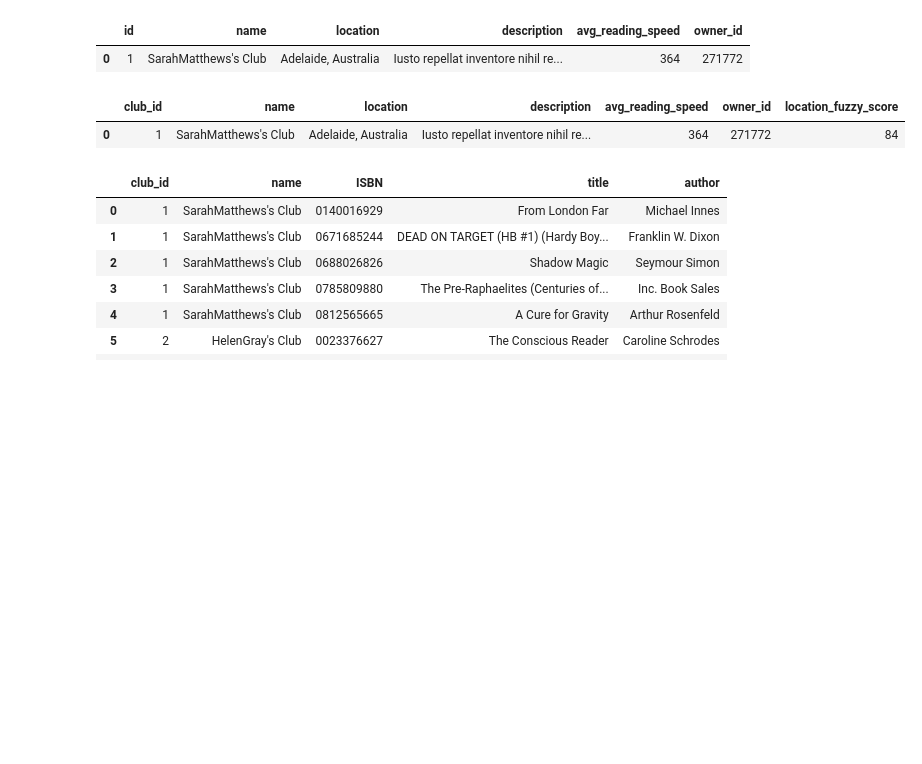
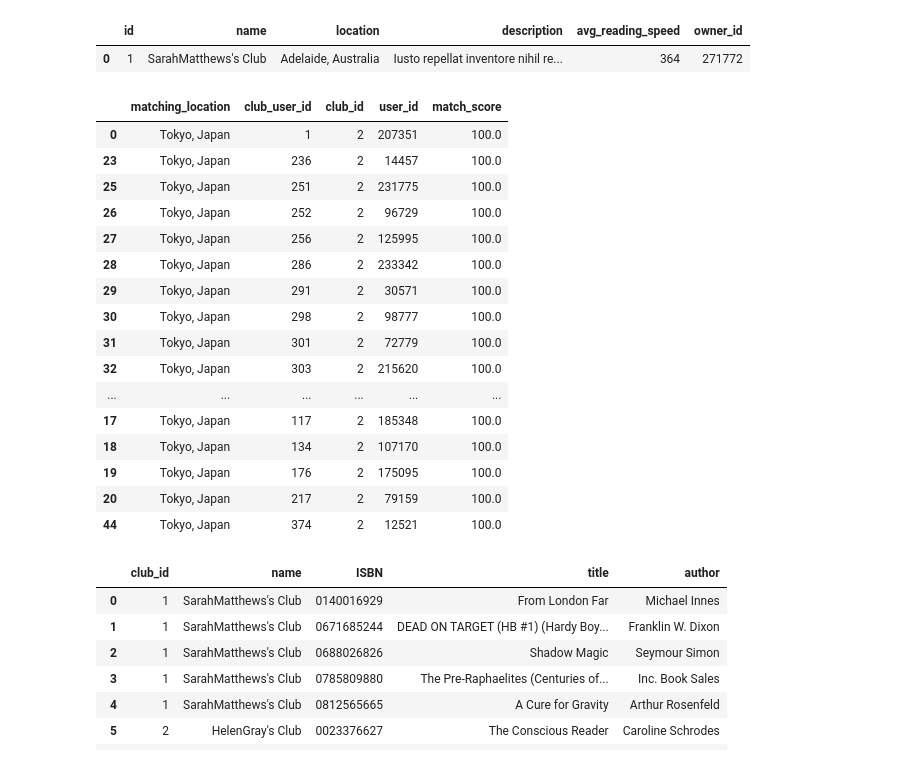
Before and after one commit to laurenceandrews/auguread, a Jupyter notebook: clubs/club_to_user_recommender/club-to-user-recommender.ipynb, the cells around one changed output. Saved outputs shown, nothing was run; the diff lists cells and outputs as text; code cells hidden in the pictures; blank space fills up the shorter version.

Commit message:
Update book and author fuzzy match methods

```diff
--- a/clubs/club_to_user_recommender/club-to-user-recommender.ipynb
+++ b/clubs/club_to_user_recommender/club-to-user-recommender.ipynb
@@ -189,21 +189,59 @@ closest_location_clubs_df
 # %%
 # Return all clubs with boolean value for matching location (using fuzzy search)
 
-my_location = 'AdelAustralia'
+user_location = 'Adelaide, Australia'
 
-def get_ratio(row):
-    club_location = row['location']
-    return fuzz.token_sort_ratio(club_location, my_location)
+# def get_ratio(row):
+#     club_location = row['location']
+#     return fuzz.token_sort_ratio(club_location, my_location)
 
-closest_club_location_fuzzy_df = club_df[club_df.apply(get_ratio, axis=1) > 80]
-closest_club_location_fuzzy_df['location_fuzzy_score'] = club_df.apply(get_ratio, axis=1)
-closest_club_location_fuzzy_df = closest_club_location_fuzzy_df.sort_values('location_fuzzy_score', ascending=False)
-closest_club_location_fuzzy_df = closest_club_location_fuzzy_df.rename(columns={'id':'club_id'})
+club_locations_df = club_user_location_df
+closest_club_location_fuzzy_df = pd.DataFrame()
+location_matches_df = pd.DataFrame()
+location_matches_df['matching_location'] = club_locations_df['location']
+match_values = []
+
+
+for club_location in club_locations_df['location']:
+            match_value = int(fuzz.token_sort_ratio(club_location, user_location))
+            if match_value > 90:
+                match_values.append(match_value)
+
+matching_locations = pd.DataFrame()
+matching_locations['match_score'] = match_values
+
+club_recs = pd.concat([location_matches_df, club_locations_df], axis=1).drop('location', axis=1)
+
+closest_club_location_fuzzy_df = pd.concat([club_recs, matching_locations], axis=1)
+closest_club_location_fuzzy_df = closest_club_location_fuzzy_df.sort_values('match_score', ascending=False).dropna(how='any',axis=0)
+
+
+
+
+# closest_club_location_fuzzy_df = club_df[club_df.apply(get_ratio, axis=1) > 80]
+# closest_club_location_fuzzy_df['location_fuzzy_score'] = club_df.apply(get_ratio, axis=1)
+# closest_club_location_fuzzy_df = closest_club_location_fuzzy_df.sort_values('location_fuzzy_score', ascending=False)
+# closest_club_location_fuzzy_df = closest_club_location_fuzzy_df.rename(columns={'id':'club_id'})
 
 closest_club_location_fuzzy_df
 # %% [output]
-|  | club_id | name | location | description | avg_reading_speed | owner_id | location_fuzzy_score |
-| 0 | 1 | SarahMatthews's Club | Adelaide, Australia | Iusto repellat inventore nihil re... | 364 | 271772 | 84 |
+|  | matching_location | club_user_id | club_id | user_id | match_score |
+| 0 | Tokyo, Japan | 1 | 2 | 207351 | 100.0 |
+| 23 | Tokyo, Japan | 236 | 2 | 14457 | 100.0 |
+| 25 | Tokyo, Japan | 251 | 2 | 231775 | 100.0 |
+| 26 | Tokyo, Japan | 252 | 2 | 96729 | 100.0 |
+| 27 | Tokyo, Japan | 256 | 2 | 125995 | 100.0 |
+| 28 | Tokyo, Japan | 286 | 2 | 233342 | 100.0 |
+| 29 | Tokyo, Japan | 291 | 2 | 30571 | 100.0 |
+| 30 | Tokyo, Japan | 298 | 2 | 98777 | 100.0 |
+| 31 | Tokyo, Japan | 301 | 2 | 72779 | 100.0 |
+| 32 | Tokyo, Japan | 303 | 2 | 215620 | 100.0 |
+| ... | ... | ... | ... | ... | ... |
+| 17 | Tokyo, Japan | 117 | 2 | 185348 | 100.0 |
+| 18 | Tokyo, Japan | 134 | 2 | 107170 | 100.0 |
+| 19 | Tokyo, Japan | 176 | 2 | 175095 | 100.0 |
+| 20 | Tokyo, Japan | 217 | 2 | 79159 | 100.0 |
+| 44 | Tokyo, Japan | 374 | 2 | 12521 | 100.0 |
 # %%
 # Perform a many-to-many merge to get the favourite books of each club
 
```
Also changed, not shown: parts of 5 cells of this notebook, 2 other files.
